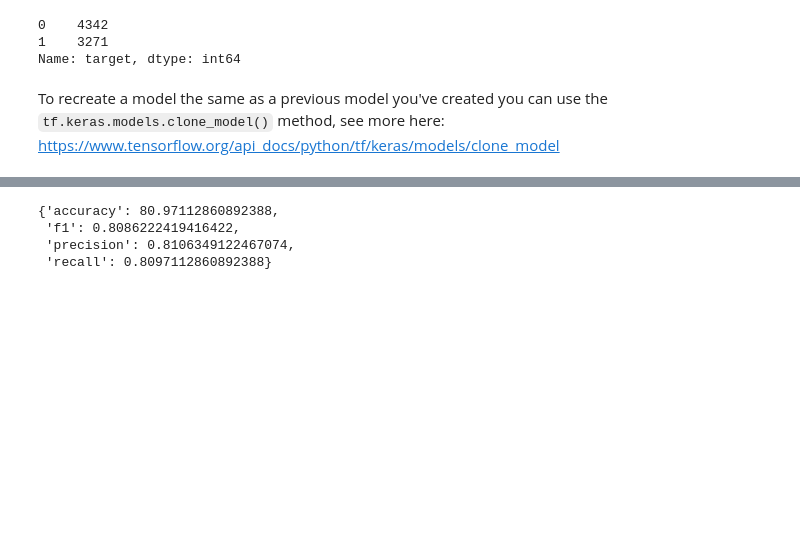
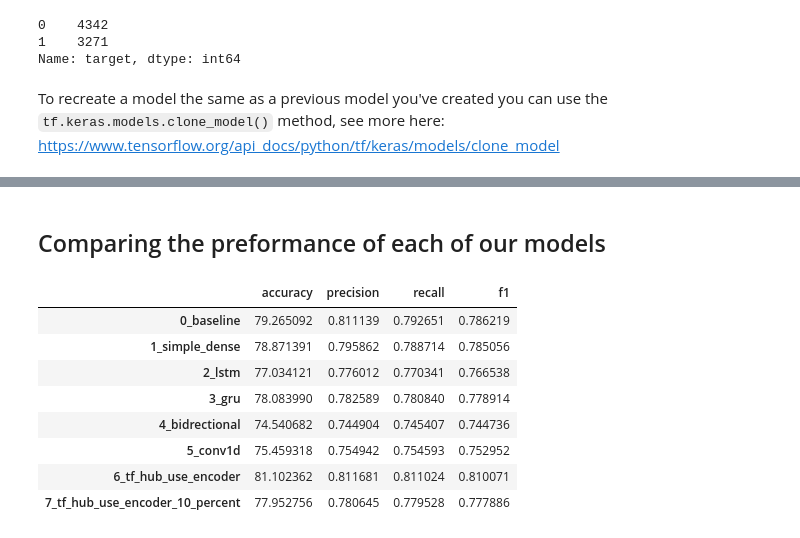
Before and after one commit to rcortezk9/tensorflow_lessons, a Jupyter notebook: 08_introduction_to_nlp_in_tensorflow.ipynb, the cells around one changed output, grey strips where cells are left out. Drawn from its saved outputs; the diff is of its cells as text; code cells hidden in the pictures; blank space fills up the shorter version.

```diff
--- a/08_introduction_to_nlp_in_tensorflow.ipynb
+++ b/08_introduction_to_nlp_in_tensorflow.ipynb
@@ -1274,7 +1289,24 @@ model_7_results
-# %%
-model_6_results
-# %% [output]
-{'accuracy': 80.97112860892388,
- 'f1': 0.8086222419416422,
- 'precision': 0.8106349122467074,
- 'recall': 0.8097112860892388}
+# %% [markdown]
+## Comparing the preformance of each of our models
+# %%
+# Combine model results into a DataFrame
+all_model_results = pd.DataFrame({'0_baseline': baseline_results,
+                                  '1_simple_dense': model_1_results,
+                                  '2_lstm': model_2_results,
+                                  '3_gru': model_3_results,
+                                  '4_bidrectional': model_4_results,
+                                  '5_conv1d': model_5_results,
+                                  '6_tf_hub_use_encoder': model_6_results,
+                                  '7_tf_hub_use_encoder_10_percent': model_7_results})
+all_model_results = all_model_results.transpose()
+all_model_results
+# %% [output]
+|  | accuracy | precision | recall | f1 |
+| 0_baseline | 79.265092 | 0.811139 | 0.792651 | 0.786219 |
+| 1_simple_dense | 78.871391 | 0.795862 | 0.788714 | 0.785056 |
+| 2_lstm | 77.034121 | 0.776012 | 0.770341 | 0.766538 |
+| 3_gru | 78.083990 | 0.782589 | 0.780840 | 0.778914 |
+| 4_bidrectional | 74.540682 | 0.744904 | 0.745407 | 0.744736 |
+| 5_conv1d | 75.459318 | 0.754942 | 0.754593 | 0.752952 |
+| 6_tf_hub_use_encoder | 81.102362 | 0.811681 | 0.811024 | 0.810071 |
+| 7_tf_hub_use_encoder_10_percent | 77.952756 | 0.780645 | 0.779528 | 0.777886 |
```
Also changed, not shown: parts of 53 cells of this notebook.
